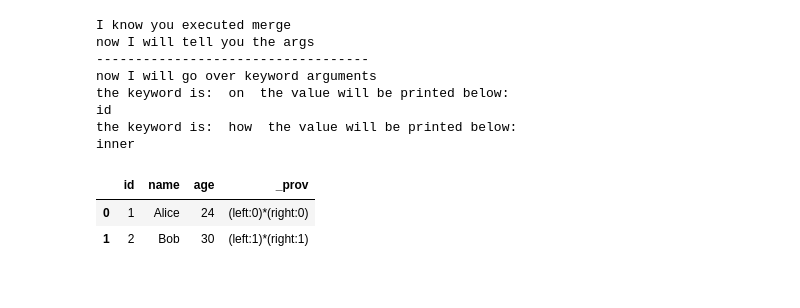
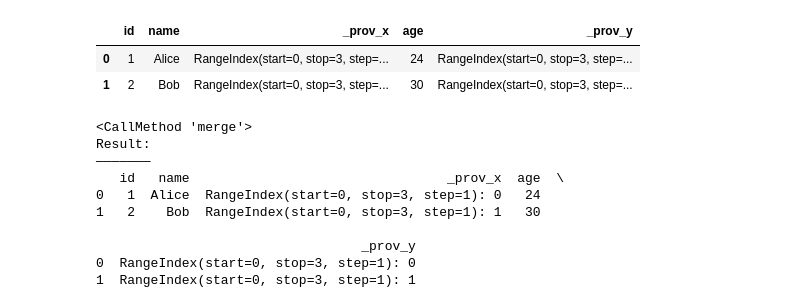
Before and after one commit to eduardChalovski/rdepro_skrub_provenance, a Jupyter notebook: mystuff/pipeline.ipynb, the cells around one changed output. Saved outputs shown, nothing was run; the diff lists cells and outputs as text; code cells hidden in the pictures.

```diff
--- a/mystuff/pipeline.ipynb
+++ b/mystuff/pipeline.ipynb
@@ -108,15 +142,23 @@ right
 # %%
-result = pd.merge(df1, df2, on="id", how="inner")
-display(result)
+#result = pd.merge(df1, df2, on="id", how="inner")
+resulttwo = df1.merge(df2, on="id")
+display(resulttwo)
 # %% [output]
-I know you executed merge
-now I will tell you the args
------------------------------------
-now I will go over keyword arguments
-the keyword is:  on  the value will be printed below:
-id
-the keyword is:  how  the value will be printed below:
-inner
-|  | id | name | age | _prov |
-| 0 | 1 | Alice | 24 | (left:0)*(right:0) |
-| 1 | 2 | Bob | 30 | (left:1)*(right:1) |
+|  | id | name | _prov_x | age | _prov_y |
+| 0 | 1 | Alice | RangeIndex(start=0, stop=3, step=... | 24 | RangeIndex(start=0, stop=3, step=... |
+| 1 | 2 | Bob | RangeIndex(start=0, stop=3, step=... | 30 | RangeIndex(start=0, stop=3, step=... |
+# %%
+my_df1 = skrub.var("my_df1",df1)
+my_df2 = skrub.var("my_df2",df2)
+my_df1.merge(my_df2, on="id")
+# %% [output]
+<CallMethod 'merge'>
+Result:
+―――――――
+   id   name                                 _prov_x  age  \
+0   1  Alice  RangeIndex(start=0, stop=3, step=1): 0   24
+1   2    Bob  RangeIndex(start=0, stop=3, step=1): 1   30
+
+                                  _prov_y
+0  RangeIndex(start=0, stop=3, step=1): 0
+1  RangeIndex(start=0, stop=3, step=1): 1
```
Also changed, not shown: parts of 5 cells of this notebook, 1 other file.
